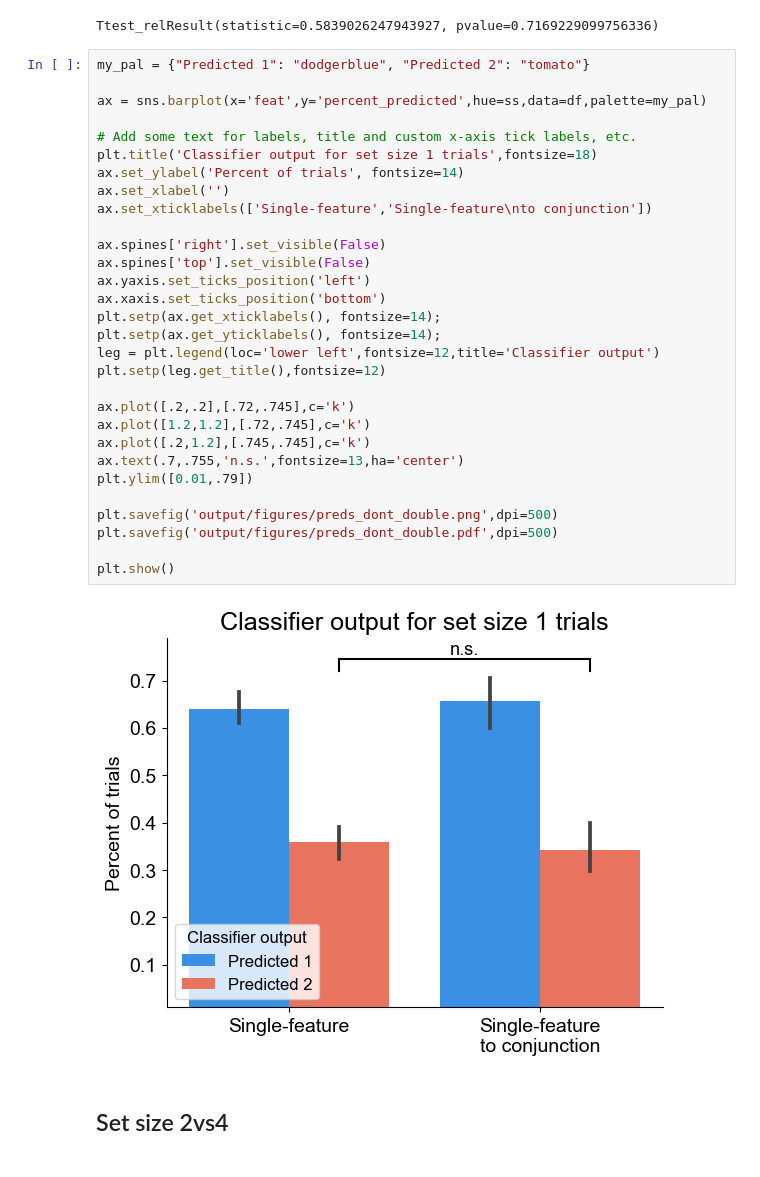
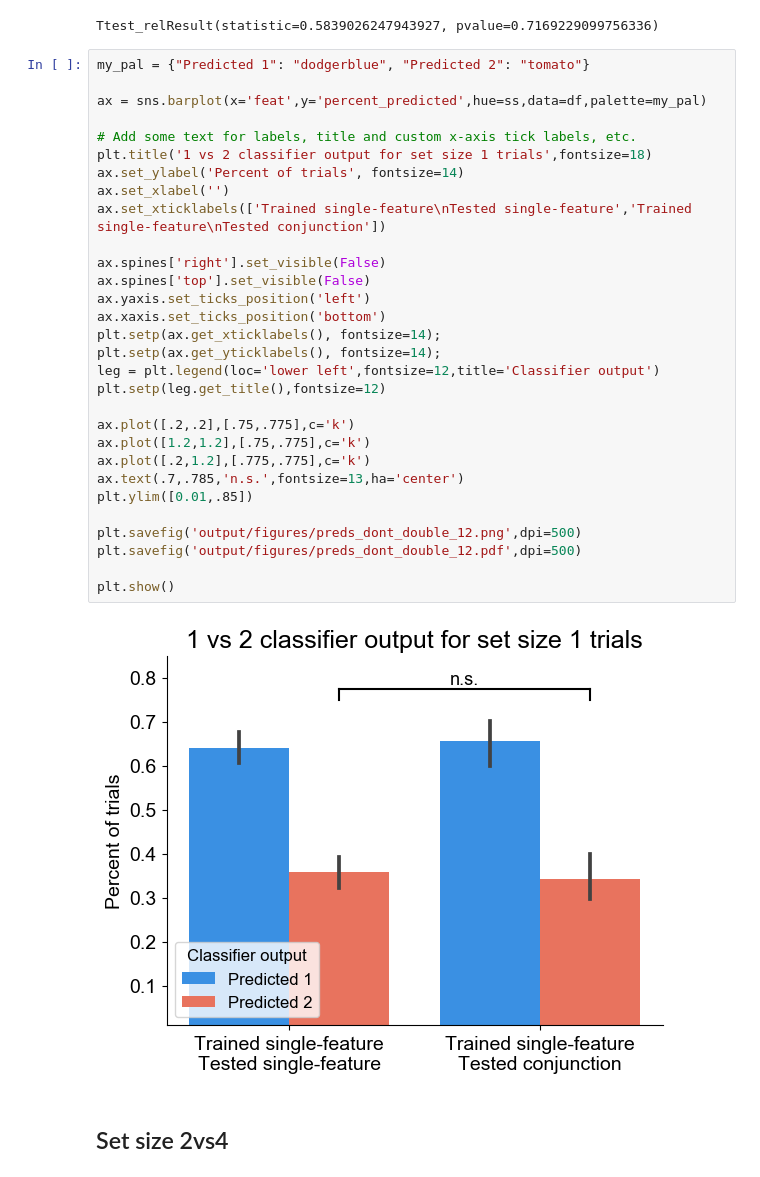
Before and after one commit to WilliamThyer/Thyer-et-al-2021, a Jupyter notebook: decode_load_preds_dont_double.ipynb, the cells around one changed output. Cells and saved outputs as stored; diff of their text form.

```diff
--- a/decode_load_preds_dont_double.ipynb
+++ b/decode_load_preds_dont_double.ipynb
@@ -210,35 +213,35 @@ Ttest_relResult(statistic=0.5839026247943927, pvalue=0.7169229099756336)
 # %%
 my_pal = {"Predicted 1": "dodgerblue", "Predicted 2": "tomato"}
 
 ax = sns.barplot(x='feat',y='percent_predicted',hue=ss,data=df,palette=my_pal)
 
 # Add some text for labels, title and custom x-axis tick labels, etc.
-plt.title('Classifier output for set size 1 trials',fontsize=18)
+plt.title('1 vs 2 classifier output for set size 1 trials',fontsize=18)
 ax.set_ylabel('Percent of trials', fontsize=14)
 ax.set_xlabel('')
-ax.set_xticklabels(['Single-feature','Single-feature\nto conjunction'])
+ax.set_xticklabels(['Trained single-feature\nTested single-feature','Trained single-feature\nTested conjunction'])
 
 ax.spines['right'].set_visible(False)
 ax.spines['top'].set_visible(False)
 ax.yaxis.set_ticks_position('left')
 ax.xaxis.set_ticks_position('bottom')
 plt.setp(ax.get_xticklabels(), fontsize=14);
 plt.setp(ax.get_yticklabels(), fontsize=14);
 leg = plt.legend(loc='lower left',fontsize=12,title='Classifier output')
 plt.setp(leg.get_title(),fontsize=12)
 
-ax.plot([.2,.2],[.72,.745],c='k')
-ax.plot([1.2,1.2],[.72,.745],c='k')
-ax.plot([.2,1.2],[.745,.745],c='k')
-ax.text(.7,.755,'n.s.',fontsize=13,ha='center')
-plt.ylim([0.01,.79])
+ax.plot([.2,.2],[.75,.775],c='k')
+ax.plot([1.2,1.2],[.75,.775],c='k')
+ax.plot([.2,1.2],[.775,.775],c='k')
+ax.text(.7,.785,'n.s.',fontsize=13,ha='center')
+plt.ylim([0.01,.85])
 
-plt.savefig('output/figures/preds_dont_double.png',dpi=500)
-plt.savefig('output/figures/preds_dont_double.pdf',dpi=500)
+plt.savefig('output/figures/preds_dont_double_12.png',dpi=500)
+plt.savefig('output/figures/preds_dont_double_12.pdf',dpi=500)
 
 plt.show()
 # %% [output]
-[figure, old version]
+[figure, new version]
 # %% [markdown]
 ## Set size 2vs4
 # %%
```
Also changed, not shown: parts of 7 cells of this notebook.
